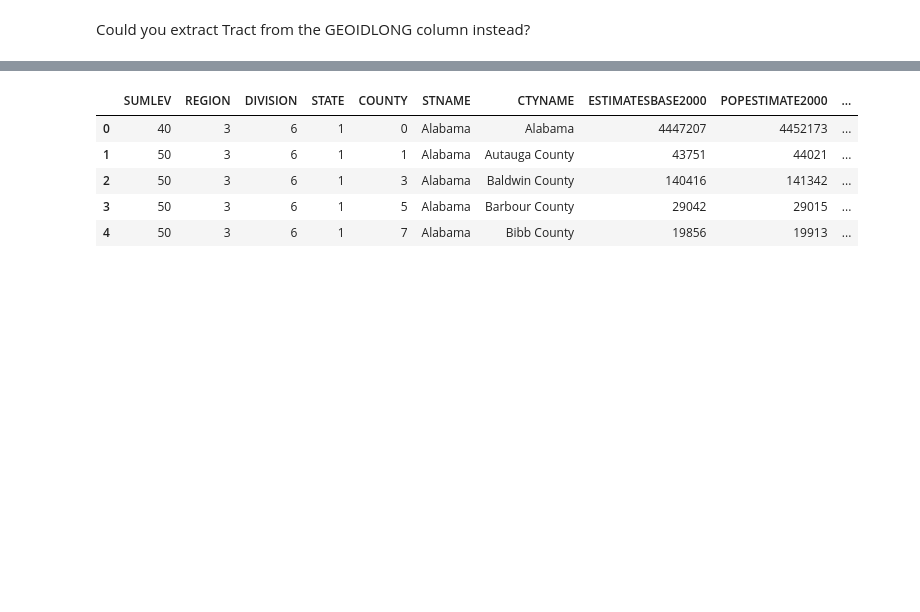
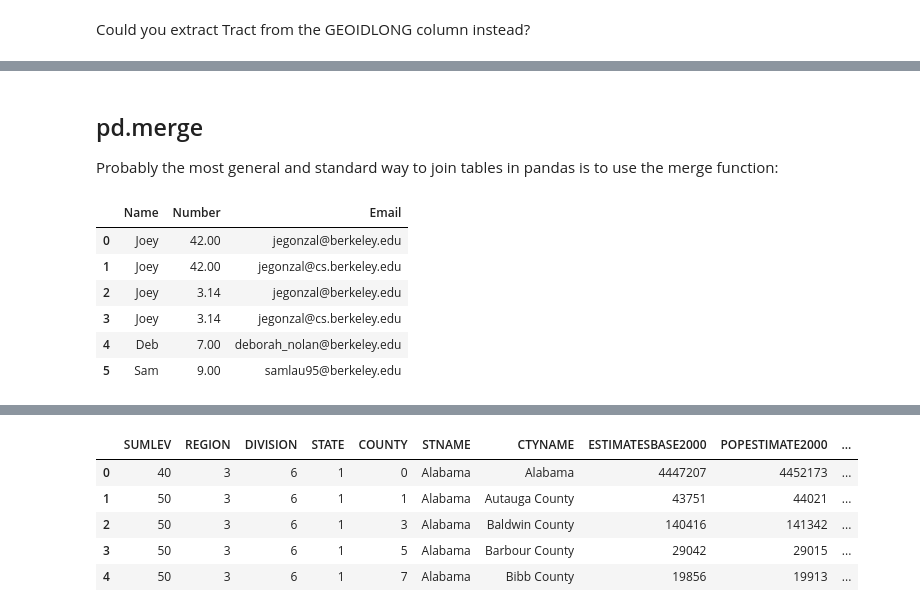
Before and after one commit to waddell/urban-informatics-and-visualization, a Jupyter notebook: 06-dataframes/Pandas-DataFrames-Part-2 .ipynb, the cells around one changed output, grey strips where cells are left out. Drawn from its saved outputs; the diff is of its cells as text; code cells hidden in the pictures; blank space fills up the shorter version.

```diff
--- a/06-dataframes/Pandas-DataFrames-Part-2 .ipynb
+++ b/06-dataframes/Pandas-DataFrames-Part-2 .ipynb
@@ -323,0 +368,14 @@ df.head()
+# %% [markdown]
+## pd.merge
+
+Probably the most general and standard way to join tables in pandas is to use the merge function:
+# %%
+pd.merge(favorite_numbers, email_addr)
+# %% [output]
+|  | Name | Number | Email |
+| 0 | Joey | 42.00 | jegonzal@berkeley.edu |
+| 1 | Joey | 42.00 | jegonzal@cs.berkeley.edu |
+| 2 | Joey | 3.14 | jegonzal@berkeley.edu |
+| 3 | Joey | 3.14 | jegonzal@cs.berkeley.edu |
+| 4 | Deb | 7.00 | deborah_nolan@berkeley.edu |
+| 5 | Sam | 9.00 | samlau95@berkeley.edu |
```
Also changed, not shown: parts of 55 cells of this notebook.
